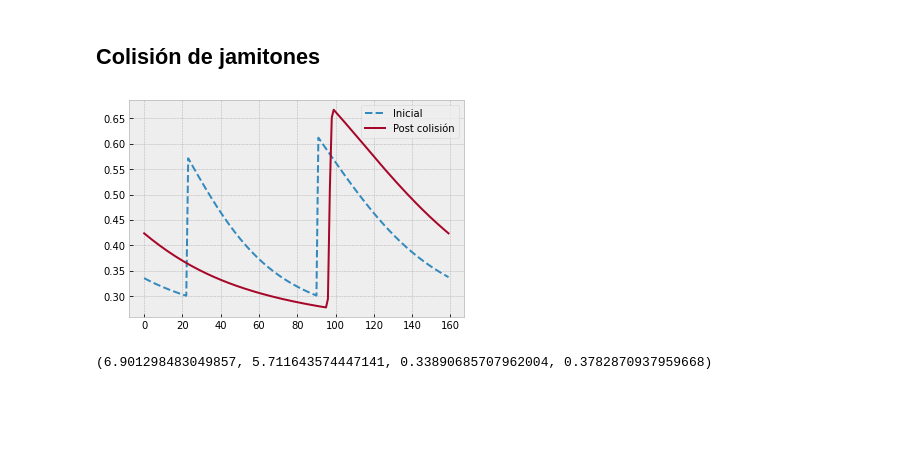
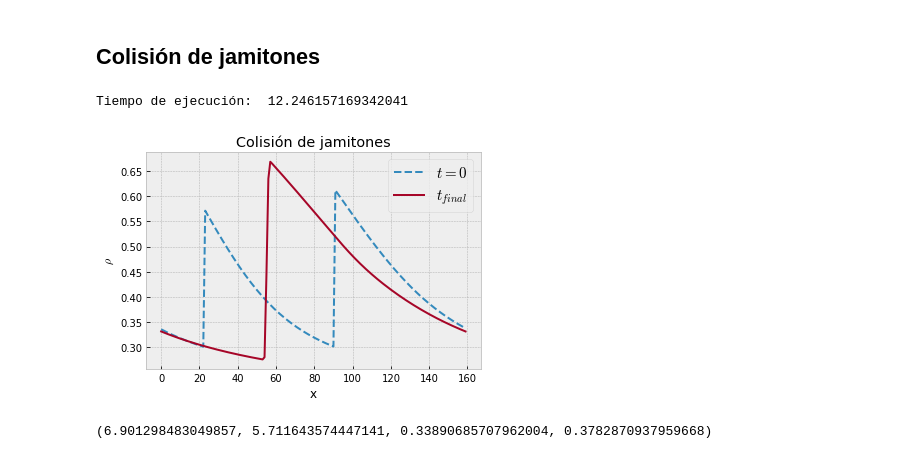
Before and after one commit to ElTapia/Jamiton, a Jupyter notebook: Second_order_traffic_model/Simulacion_ARZ.ipynb, the cells around one changed output. Drawn from its saved outputs; the diff is of its cells as text; code cells hidden in the pictures; blank space fills up the shorter version.

Commit message:
Colisiona varios jamitones

```diff
--- a/Second_order_traffic_model/Simulacion_ARZ.ipynb
+++ b/Second_order_traffic_model/Simulacion_ARZ.ipynb
@@ -218,7 +220,7 @@ def U_inv_points(z):
     z = float(z)
     U_to_inv = lambda x: U(x)-z
 
-    rho = np.real(newton(U_to_inv, 0.5*rho_max))
+    rho = np.real(root(U_to_inv, 0.5*rho_max).x[0])
     return rho
 
 zs_U = np.linspace(u_max, 0, 50)
@@ -232,7 +234,7 @@ def Q_p_inv_points(z):
     z = float(z)
     Q_to_inv = lambda x: Q_prime(x)-z
 
-    rho = np.real(newton(Q_to_inv, 0.3*rho_max))
+    rho = np.real(root(Q_to_inv, 0.3*rho_max).x[0])
     return rho
 
 zs_Q = np.linspace(-2, u_max, 50)
@@ -273,7 +275,7 @@ def flux_HLL(Q_l, Q_r, h):
 
 # Obtiene velocidad de onda máxima
 def get_s_max():
-    rho_s_zero = newton(lambda rho: U_prime(rho) + h_prime(rho), 0.2*rho_max)
+    rho_s_zero = root(lambda rho: U_prime(rho) + h_prime(rho), 0.2*rho_max).x[0]
     v_s_zero = 1/rho_s_zero
     m_max = -h_bar_prime(v_s_zero)
     s_max = U_bar(v_s_zero) - m_max * v_s_zero
@@ -1052,17 +1055,27 @@ tau = 5
 rho_s_1 = 0.425
 rho_s_2 = 0.443
 v_minus = 25
-T = 30
+T = 12
 
-Q_0_collide_, x_collide = Q_0_collide(h, N, tau, rho_s_1, rho_s_2, v_minus, x_init=90)
+Q_0_collide_, x_collide = Q_0_collide(h, N, tau, rho_s_1, rho_s_2, v_minus)
+
+ti = time.time()
 x, dt, t, Q = godunov_ARZ(Q_0_collide_, N, x_collide, U, h, tau, T)
+tf = time.time()
+print("Tiempo de ejecución: ",tf - ti)
+# %% [output]
+Tiempo de ejecución:  12.246157169342041
 # %%
-plt.plot(Q[0][0]/rho_max, label="Inicial", ls="--")
-plt.plot(Q[-1][0]/rho_max, label="Post colisión")
-plt.legend()
+plt.plot(Q[0][0]/rho_max, label=r"$t=0$", ls="--")
+plt.plot(Q[-1][0]/rho_max, label=r"$t_{final}$")
+plt.title("Colisión de jamitones")
+plt.xlabel("x")
+plt.ylabel(r"$\rho$")
+plt.legend(fontsize=15)
+plt.savefig("Charts/Colisiones/Ejemplo_colision.png")
 plt.show()
 # %% [output]
-[figure, old version]
+[figure, new version]
 # %%
 v_s_1 = 1/(rho_s_1*rho_max)
 v_s_2 = 1/(rho_s_2*rho_max)
```
Also changed, not shown: parts of 10 cells of this notebook, 7 other files.
